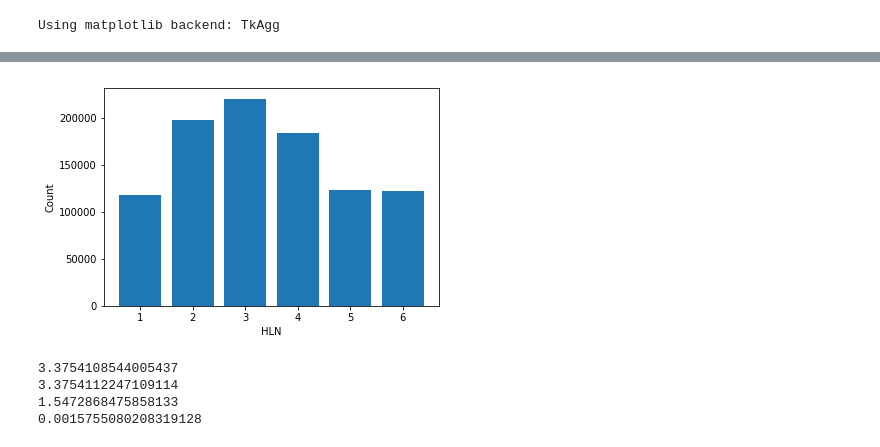
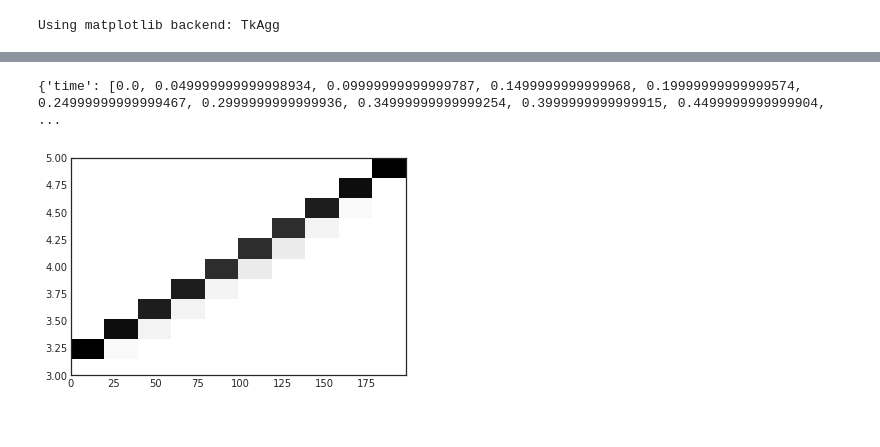
Before and after one commit to technodivergent/Bacillus_Anthracis_Simulation, a Jupyter notebook: Lung Submodel.ipynb, the cells around one changed output, grey strips where cells are left out. Drawn from its saved outputs; the diff is of its cells as text; code cells hidden in the pictures.

```diff
--- a/Lung Submodel.ipynb
+++ b/Lung Submodel.ipynb
@@ -158,58 +183,33 @@ data = [
     res['HLN6'][-1]
 ]
 x = [1,2,3,4,5,6]
-plt.bar(x,data)
-plt.xlabel('HLN')
-plt.ylabel('Count')
-plt.show()
 
-data2 = [
-    1*res['HLN1'][-1],
-    2*res['HLN2'][-1],
-    3*res['HLN3'][-1],
-    4*res['HLN4'][-1],
-    5*res['HLN5'][-1],
-    6*res['HLN6'][-1]
-]
+means = []
 
-data3 = []
-data3.extend([1]*int(res['HLN1'][-1]))
-data3.extend([2]*int(res['HLN2'][-1]))
-data3.extend([3]*int(res['HLN3'][-1]))
-data3.extend([4]*int(res['HLN4'][-1]))
-data3.extend([5]*int(res['HLN5'][-1]))
-data3.extend([6]*int(res['HLN6'][-1]))
-
-num =  (
-    (1*res['HLN1'][-1]) +
-    (2*res['HLN2'][-1]) +
-    (3*res['HLN3'][-1]) +
-    (4*res['HLN4'][-1]) +
-    (5*res['HLN5'][-1]) +
-    (6*res['HLN6'][-1])
-)
-
-div = (
-    res['HLN1'][-1] +
-    res['HLN2'][-1] +
-    res['HLN3'][-1] +
-    res['HLN4'][-1] +
-    res['HLN5'][-1] +
-    res['HLN6'][-1]
-)
-
-weighted_avg = num / div
-mean = numpy.mean(data3)
-sd = numpy.std(data3)
-sem = stats.sem(data3)
-
-print(weighted_avg)
-print(mean)
-print(sd)
-print(sem)
+for i in range(0, 199):
+    data3 = []
+    res = results[i]
+    data3.extend([1]*int(res['HLN1'][-1]))
+    data3.extend([2]*int(res['HLN2'][-1]))
+    data3.extend([3]*int(res['HLN3'][-1]))
+    data3.extend([4]*int(res['HLN4'][-1]))
+    data3.extend([5]*int(res['HLN5'][-1]))
+    data3.extend([6]*int(res['HLN6'][-1]))
+    mean = numpy.mean(data3)
+    sd = numpy.std(data3)
+    sem = stats.sem(data3)
+    means.append(mean)
+print(results[0])
 # %% [output]
-[figure, removed]
-3.3754108544005437
-3.3754112247109114
-1.5472868475858133
-0.0015755080208319128
+{'time': [0.0, 0.049999999999998934, 0.09999999999999787, 0.1499999999999968, 0.19999999999999574, 0.24999999999999467, 0.2999999999999936, 0.34999999999999254, 0.3999999999999915, 0.4499999999999904, ...
+# %%
+plt.hist2d(range(0, 199), means)
+plt.ylim(3, 5)
+plt.show()
+
+#n,x2,_ = plt.hist(data3,bins=6,edgecolor='black')
+#bin_centers = 0.5*(x2[1:]+x2[:-1])
+#plt.plot(bin_centers, n)
+#plt.show()
+# %% [output]
+[figure, added]
```
Also changed, not shown: parts of 9 cells of this notebook.
